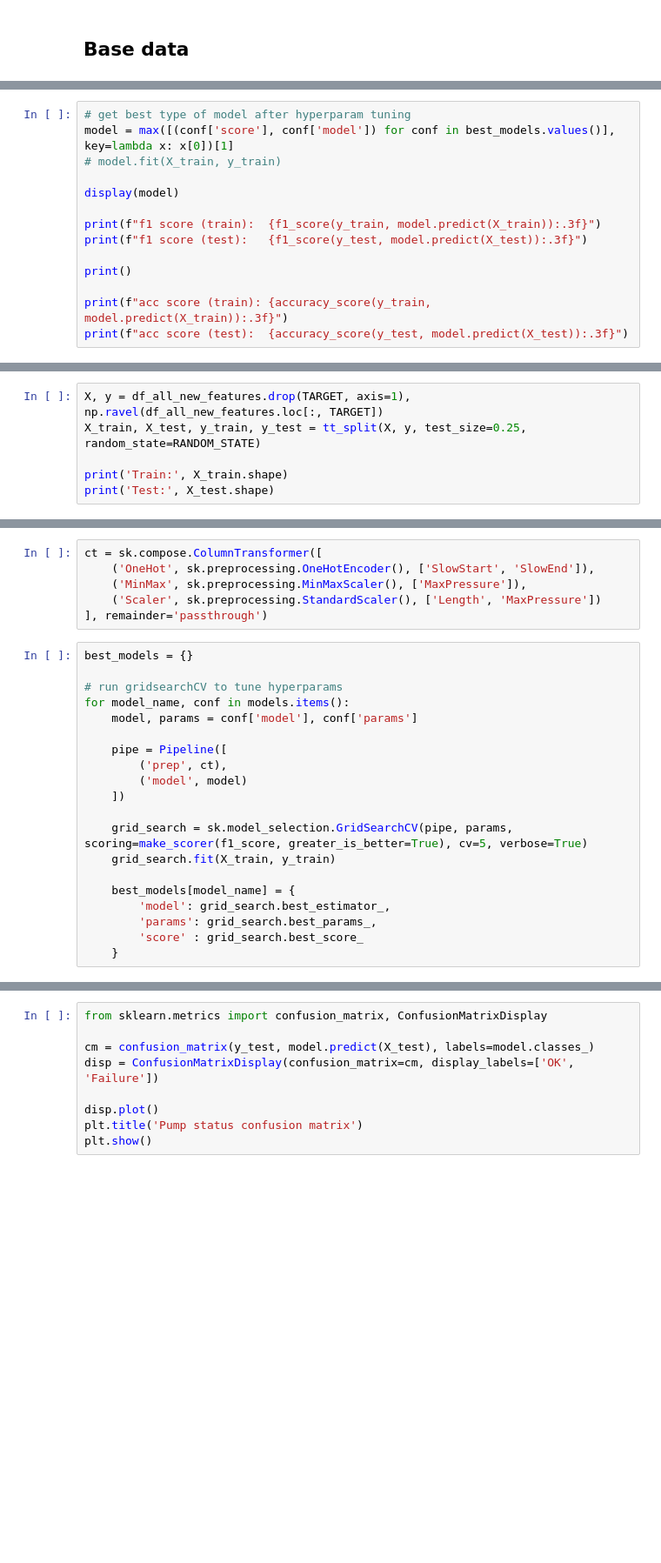
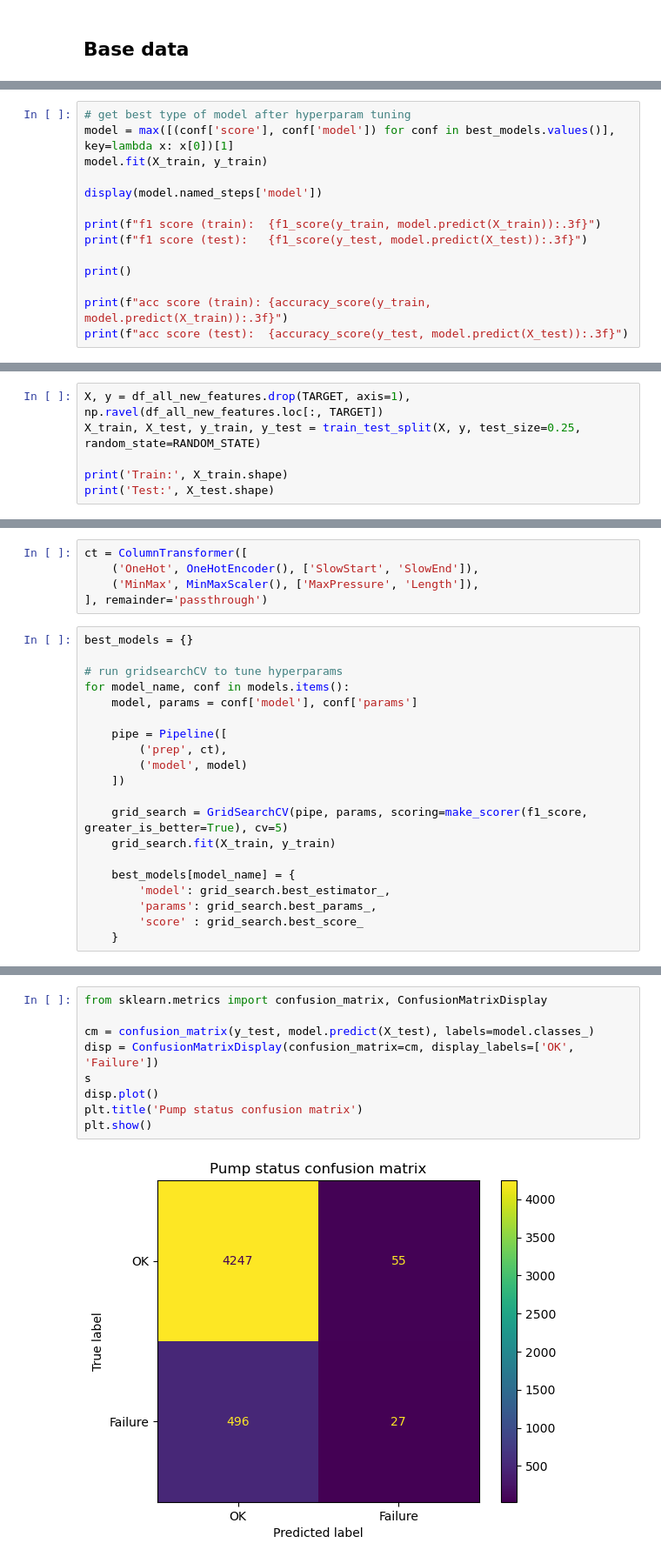
Before and after one commit to dufekja/AirPressureTask, a Jupyter notebook: analysis.ipynb, the cells around one changed output, grey strips where cells are left out. Shown: that part at 87% size. Saved outputs shown, nothing was run; the diff lists cells and outputs as text; blank space fills up the shorter version.

```diff
--- a/analysis.ipynb
+++ b/analysis.ipynb
@@ -326,9 +530,9 @@ for model_name, conf in models.items():
 # %%
 # get best type of model after hyperparam tuning
 model = max([(conf['score'], conf['model']) for conf in best_models.values()], key=lambda x: x[0])[1]
-# model.fit(X_train, y_train)
+model.fit(X_train, y_train)
 
-display(model)
+display(model.named_steps['model'])
 
 print(f"f1 score (train):  {f1_score(y_train, model.predict(X_train)):.3f}")
 print(f"f1 score (test):   {f1_score(y_test, model.predict(X_test)):.3f}")
@@ -342,6 +557,6 @@ print(f"acc score (test):  {accuracy_score(y_test, model.predict(X_test)):.3f}")
 # %%
 X, y = df_all_new_features.drop(TARGET, axis=1), np.ravel(df_all_new_features.loc[:, TARGET])
-X_train, X_test, y_train, y_test = tt_split(X, y, test_size=0.25, random_state=RANDOM_STATE)
+X_train, X_test, y_train, y_test = train_test_split(X, y, test_size=0.25, random_state=RANDOM_STATE)
 
 print('Train:', X_train.shape)
 print('Test:', X_test.shape)
@@ -348,8 +566,7 @@ print('Test:', X_test.shape)
 # %%
-ct = sk.compose.ColumnTransformer([
-    ('OneHot', sk.preprocessing.OneHotEncoder(), ['SlowStart', 'SlowEnd']),
-    ('MinMax', sk.preprocessing.MinMaxScaler(), ['MaxPressure']),
-    ('Scaler', sk.preprocessing.StandardScaler(), ['Length', 'MaxPressure'])
+ct = ColumnTransformer([
+    ('OneHot', OneHotEncoder(), ['SlowStart', 'SlowEnd']),
+    ('MinMax', MinMaxScaler(), ['MaxPressure', 'Length']),
 ], remainder='passthrough')
 # %%
 best_models = {}
@@ -363,7 +580,7 @@ for model_name, conf in models.items():
         ('model', model)
     ])
 
-    grid_search = sk.model_selection.GridSearchCV(pipe, params, scoring=make_scorer(f1_score, greater_is_better=True), cv=5, verbose=True)
+    grid_search = GridSearchCV(pipe, params, scoring=make_scorer(f1_score, greater_is_better=True), cv=5)
     grid_search.fit(X_train, y_train)
 
     best_models[model_name] = {
@@ -388,9 +623,11 @@ print(f"acc score (test):  {accuracy_score(y_test, model.predict(X_test)):.3f}")
 # %%
 from sklearn.metrics import confusion_matrix, ConfusionMatrixDisplay
 
 cm = confusion_matrix(y_test, model.predict(X_test), labels=model.classes_)
 disp = ConfusionMatrixDisplay(confusion_matrix=cm, display_labels=['OK', 'Failure'])
-
+s
 disp.plot()
 plt.title('Pump status confusion matrix')
 plt.show()
+# %% [output]
+[figure, added]
```
Also changed, not shown: parts of 56 cells of this notebook.
